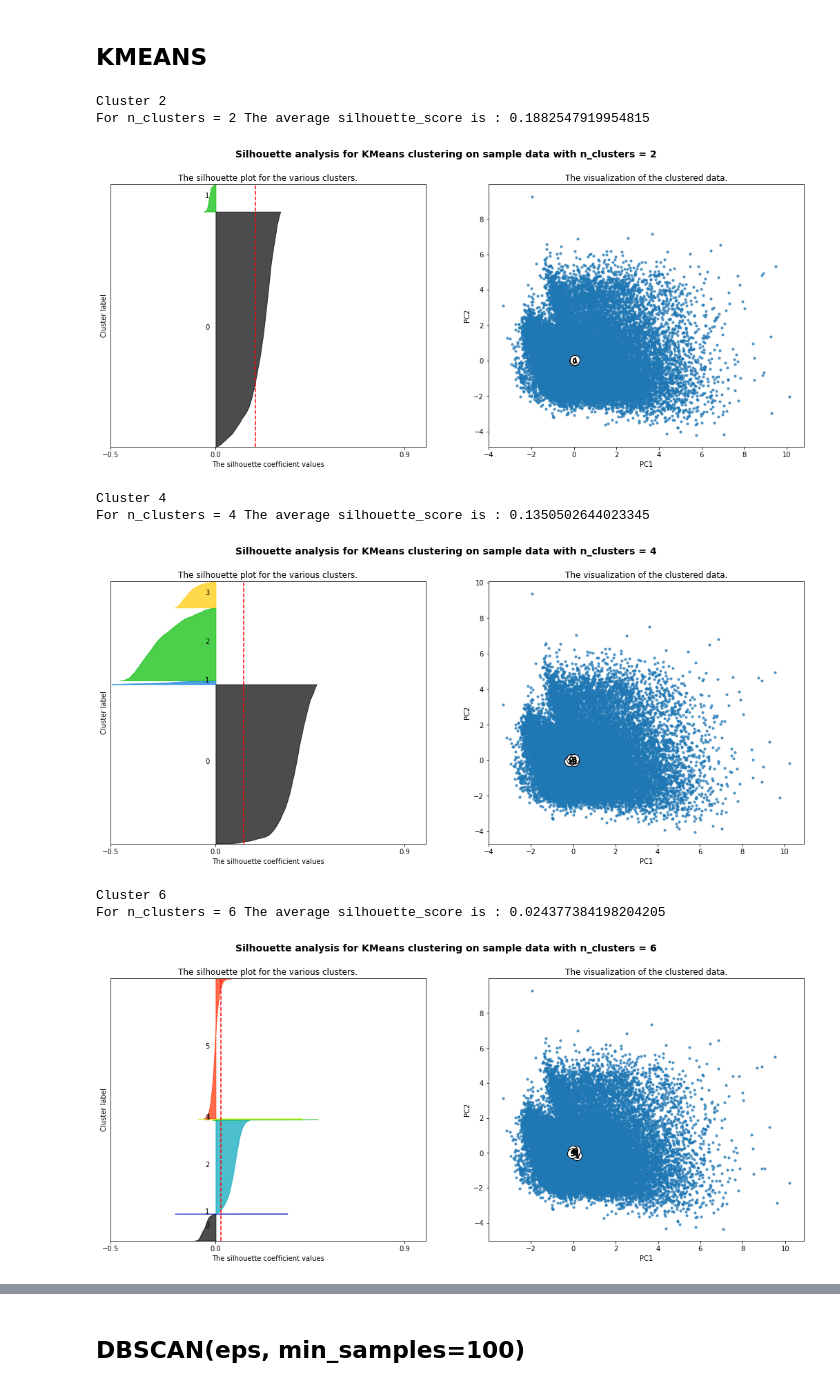
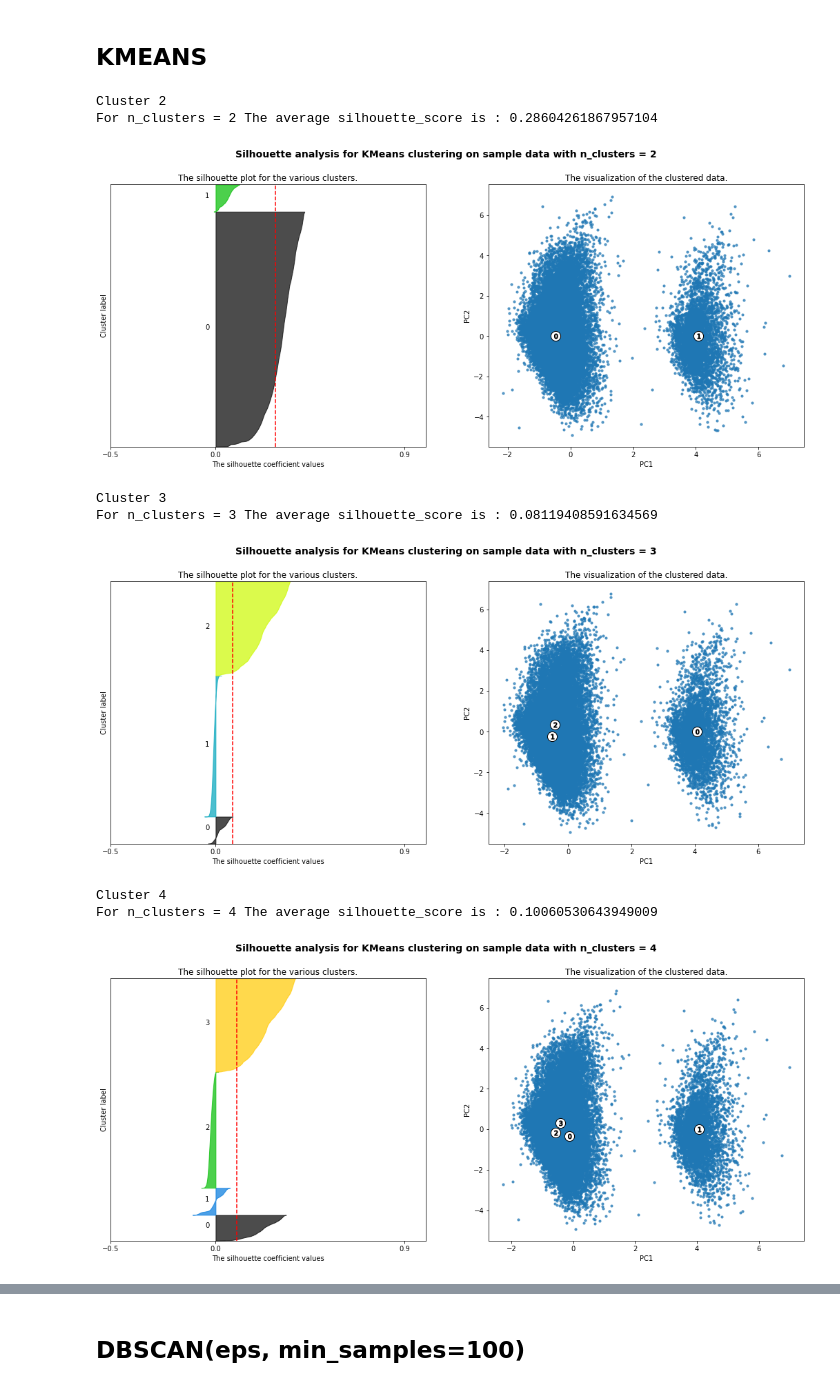
Before and after one commit to IciaCarroBarallobre/AprendizajeNoSupervisado, a Jupyter notebook: Clustering.ipynb, the cells around one changed output, grey strips where cells are left out. Saved outputs shown, nothing was run; the diff lists cells and outputs as text; code cells hidden in the pictures.

```diff
--- a/Clustering.ipynb
+++ b/Clustering.ipynb
@@ -23,7 +23,7 @@ DATASETS = ["homosexualf_preprocesado.csv", "homosexualh_preprocesado.csv", "het
 # %%
 if COLAB:
     from google.colab import drive
-    drive.mount('/content/drive')
+    drive.mount('/content/drive', force_remount=True)
     path_actual = "/content/drive/My Drive/NoSupervisado/"
     dataset = path_actual + DATASETS[N_DATASET]
 
@@ -58,16 +58,16 @@ plt.figure(figsize=(6,4))
 
 xx = np.arange(1, X.shape[1], step=1)
 yy = np.cumsum(pca.explained_variance_ratio_)
-print(yy[50])
+print(yy[25])
 
 
 plt.plot(xx, yy)
-plt.plot(85,0.86, 'ro')
-plt.plot([85,85],[0.26,0.86], linestyle='--')
-plt.plot([0,85],[0.86,0.86], linestyle='--')
+plt.plot(25,0.87, 'ro')
+plt.plot([25,25],[0.0,0.87], linestyle='--')
+plt.plot([0,25],[.87,0.87], linestyle='--')
 
 plt.xlabel('Número de componentes principales')
 plt.ylabel('Varianza explicada')
 
-X = PCA(85).fit(X)
+X = PCA(24).fit_transform(X)
 # %% [output]
@@ -76,7 +92,7 @@ X = PCA(85).fit(X)
 # %% [markdown]
 ## KMEANS
 # %%
-X = df
+
 
 for n_clusters in range(2,5):
     print("Cluster", n_clusters)
@@ -86,7 +102,7 @@ for n_clusters in range(2,5):
     ax1.set_xlim([-0.1, 1])
     ax1.set_ylim([0, len(X) + (n_clusters + 1) * 10])
 
-    clusterer =  KMeans(n_clusters=n_clusters, n_init=100, random_state=10)
+    clusterer =  KMeans(n_clusters=n_clusters, n_init=100, random_state=4533)
     cluster_labels = clusterer.fit_predict(X)
 
     silhouette_avg = silhouette_score(X, cluster_labels)
@@ -120,38 +136,38 @@ for n_clusters in range(2,5):
     ax2.scatter(X_pca[:,0],X_pca[:,1],marker="o",alpha=0.7, s=10)
     ax2.set_xlabel("PC1")
     ax2.set_ylabel("PC2")
 
     ax1.set_title("The silhouette plot for the various clusters.")
     ax1.set_xlabel("The silhouette coefficient values")
     ax1.set_ylabel("Cluster label")
 
     # The vertical line for average silhouette score of all the values
     ax1.axvline(x=silhouette_avg, color="red", linestyle="--")
 
     ax1.set_yticks([])  # Clear the yaxis labels / ticks
     ax1.set_xticks([-0.5, 0, 0.9])
 
     centers = clusterer.cluster_centers_
     ax2.scatter(centers[:, 0], centers[:, 1], marker='o', c="white", alpha=1, s=200, edgecolor='k')
 
     for i, c in enumerate(centers):
         ax2.scatter(c[0], c[1], marker='$%d$' % i, alpha=1, s=50, edgecolor='k')
 
     ax2.set_title("The visualization of the clustered data.")
 
     plt.suptitle(("Silhouette analysis for KMeans clustering on sample data "
                   "with n_clusters = %d" % n_clusters),
                   fontsize=14, fontweight='bold')
 
 
     plt.show()
 # %% [output]
 Cluster 2
-For n_clusters = 2 The average silhouette_score is : 0.1882547919954815
+For n_clusters = 2 The average silhouette_score is : 0.28604261867957104
-[figure, old version]
+[figure, new version]
-Cluster 4
-For n_clusters = 4 The average silhouette_score is : 0.1350502644023345
+Cluster 3
+For n_clusters = 3 The average silhouette_score is : 0.08119408591634569
-[figure, old version]
+[figure, new version]
-Cluster 6
-For n_clusters = 6 The average silhouette_score is : 0.024377384198204205
+Cluster 4
+For n_clusters = 4 The average silhouette_score is : 0.10060530643949009
-[figure, old version]
+[figure, new version]
```
Also changed, not shown: parts of 8 cells of this notebook.
